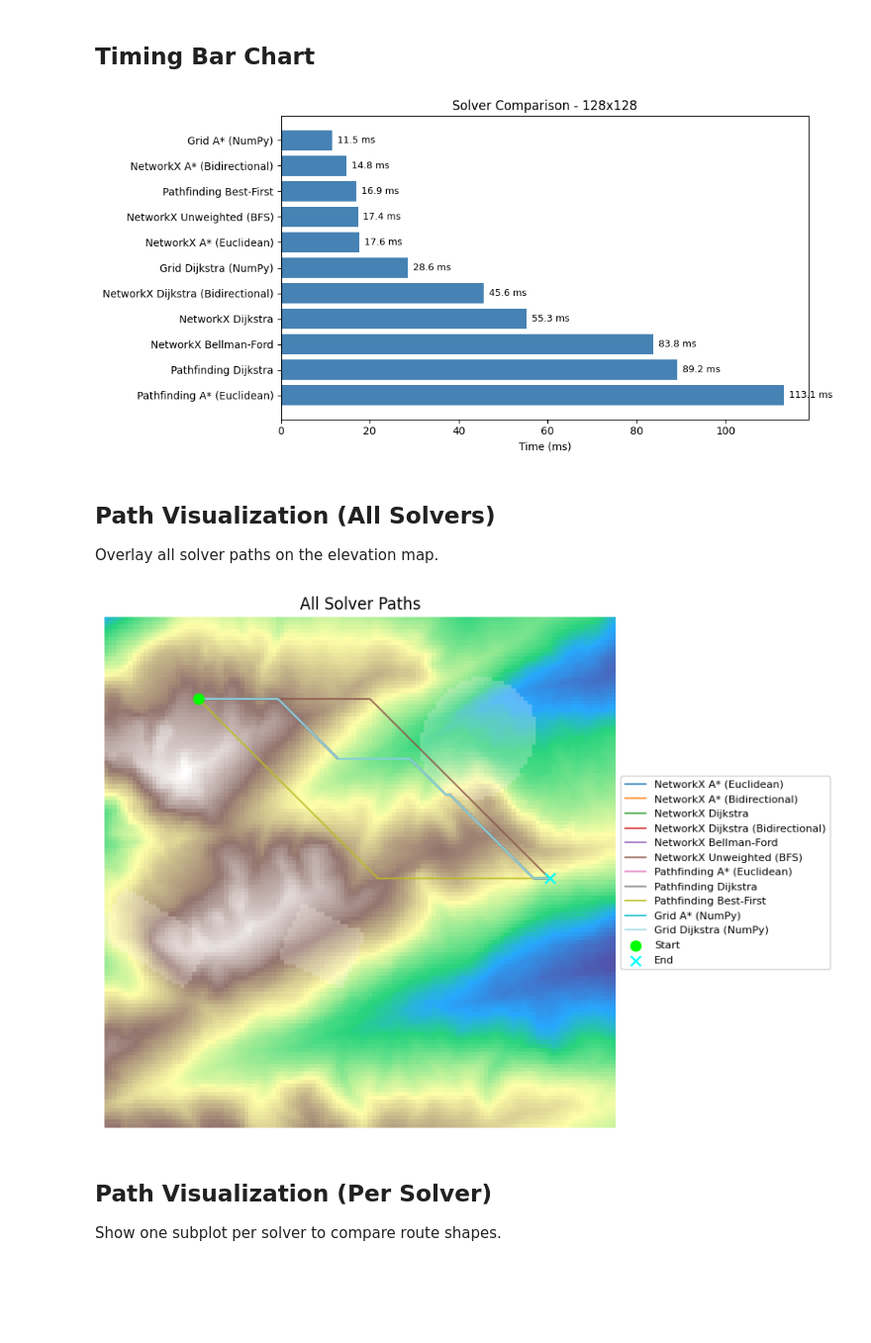
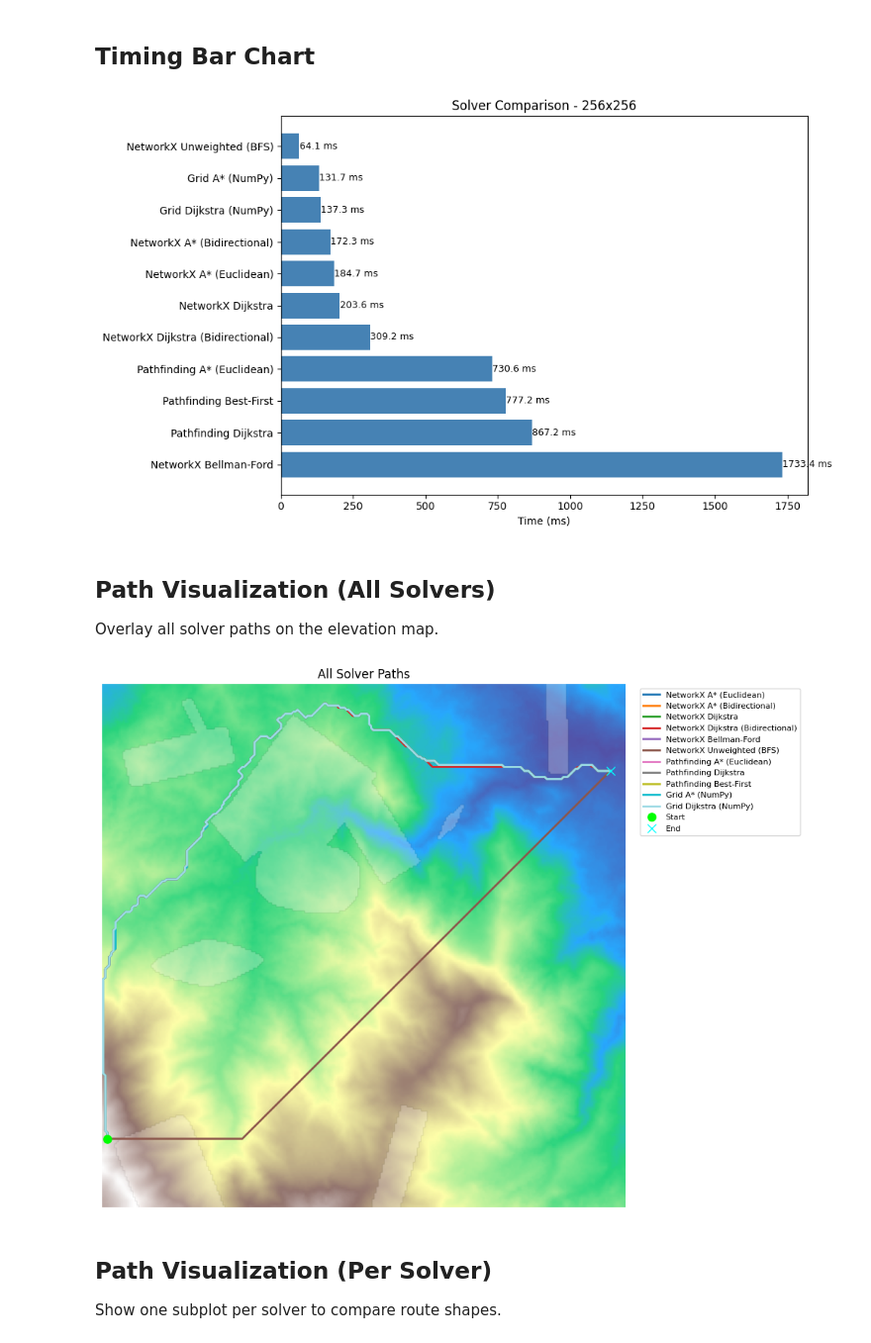
Before and after one commit to ThalesGroup/passage, a Jupyter notebook: notebooks/solve.ipynb, the cells around one changed output. Shown at 99% size. Cells and saved outputs as stored; diff of their text form; code cells hidden in the pictures; blank space fills up the shorter version.

```diff
--- a/notebooks/solve.ipynb
+++ b/notebooks/solve.ipynb
@@ -82,7 +100,7 @@ SOLVERS = [
 Choose a resolution and where to store the generated sample.
 # %%
 # Sample generation settings
-RESOLUTION = 128  # 64, 128, 256, 512, 1024, 2048, 4096
+RESOLUTION = 256  # 64, 128, 256, 512, 1024, 2048, 4096
 SAMPLE_INDEX = 0
 DISABLE_IMAGES = False
 OVERRIDE_EXISTING = True
@@ -182,12 +184,13 @@ Generate sample: success=True, message='Generated sample 0', duration=2.29s
 
 Use the marker channel to recover the start/end coordinates.
 # %%
-marker_positions = np.argwhere(markers > 0.5)
-if len(marker_positions) < 2:
-    raise ValueError("Expected at least two markers in the tensor.")
+start_positions = np.argwhere(np.isclose(markers, 0.0))
+end_positions = np.argwhere(markers > 0.5)
+if len(start_positions) < 1 or len(end_positions) < 1:
+    raise ValueError("Expected start and end markers in the tensor.")
 
-start = tuple(marker_positions[0])
-end = tuple(marker_positions[1])
+start = tuple(start_positions[0])
+end = tuple(end_positions[0])
 
 print(f"Start: {start}")
 print(f"End:   {end}")
@@ -418,54 +388,56 @@ df
 # %% [markdown]
 ## Timing Bar Chart
 # %%
-fig, ax = plt.subplots(figsize=(10, 5))
-bars = ax.barh(df["Solver"], df["Time (ms)"], color="steelblue")
+fig, ax = plt.subplots(figsize=(10, 6))
+y_pos = range(len(df))
+bars = ax.barh(y_pos, df["Time (ms)"], color="steelblue")
+ax.set_yticks(y_pos)
+ax.set_yticklabels(df["Solver"])
 ax.set_xlabel("Time (ms)")
 ax.set_title(f"Solver Comparison - {RESOLUTION}x{RESOLUTION}")
 ax.invert_yaxis()
 
-for bar, t in zip(bars, df["Time (ms)"]):
-    ax.text(
-        bar.get_width() + max(df["Time (ms)"]) * 0.01,
-        bar.get_y() + bar.get_height() / 2,
-        f"{t:.1f} ms",
-        va="center",
-        fontsize=9,
-    )
+# Add time labels
+for i, (bar, time_val) in enumerate(zip(bars, df["Time (ms)"])):
+    ax.text(bar.get_width() + 0.5, bar.get_y() + bar.get_height() / 2, f"{time_val:.1f} ms", va="center", fontsize=9)
 
 plt.tight_layout()
 plt.show()
 # %% [output]
-[figure, old version]
+[figure, new version]
 # %% [markdown]
 ## Path Visualization (All Solvers)
 
 Overlay all solver paths on the elevation map.
 # %%
-fig, ax = plt.subplots(figsize=(8, 8))
-ax.imshow(elevation_norm, cmap="terrain", alpha=0.85)
+fig, ax = plt.subplots(figsize=(10, 10))
+ax.imshow(elevation_norm, cmap="terrain", alpha=0.85, origin="upper")
+
 if USE_OBSTACLES:
-    ax.imshow(np.ma.masked_where(obstacles_mask == 0, obstacles_mask), cmap="Reds", alpha=0.25)
+    obs_overlay = np.ma.masked_where(obstacles_mask == 0, obstacles_mask)
+    ax.imshow(obs_overlay, cmap="Reds", alpha=0.25, origin="upper")
 
-colors = plt.cm.tab20(np.linspace(0, 1, len(results)))
+# Use a colormap for different solvers
 
-for color, result in zip(colors, results):
+colors = cm.tab20(np.linspace(0, 1, len(results)))
+
+for idx, result in enumerate(results):
     path = result["path"]
     if len(path) == 0:
         continue
     path_arr = np.array(path)
-    ax.plot(path_arr[:, 1], path_arr[:, 0], color=color, linewidth=1.2, alpha=0.9, label=result["solver"])
+    ax.plot(path_arr[:, 1], path_arr[:, 0], linewidth=2, color=colors[idx], label=result["solver"])
 
-ax.scatter([start[1]], [start[0]], c="lime", s=60, marker="o", label="Start", zorder=5)
-ax.scatter([end[1]], [end[0]], c="cyan", s=60, marker="x", label="End", zorder=5)
+ax.plot(start[1], start[0], "o", color="lime", markersize=8, label="Start")
+ax.plot(end[1], end[0], "x", color="cyan", markersize=8, label="End")
 
 ax.set_title("All Solver Paths")
+ax.legend(loc="upper left", fontsize=8, bbox_to_anchor=(1.02, 1))
 ax.axis("off")
-ax.legend(loc="center left", bbox_to_anchor=(1, 0.5), fontsize=8)
 plt.tight_layout()
 plt.show()
 # %% [output]
-[figure, old version]
+[figure, new version]
 # %% [markdown]
 ## Path Visualization (Per Solver)
 
```
Also changed, not shown: parts of 9 cells of this notebook, 14 other files.
